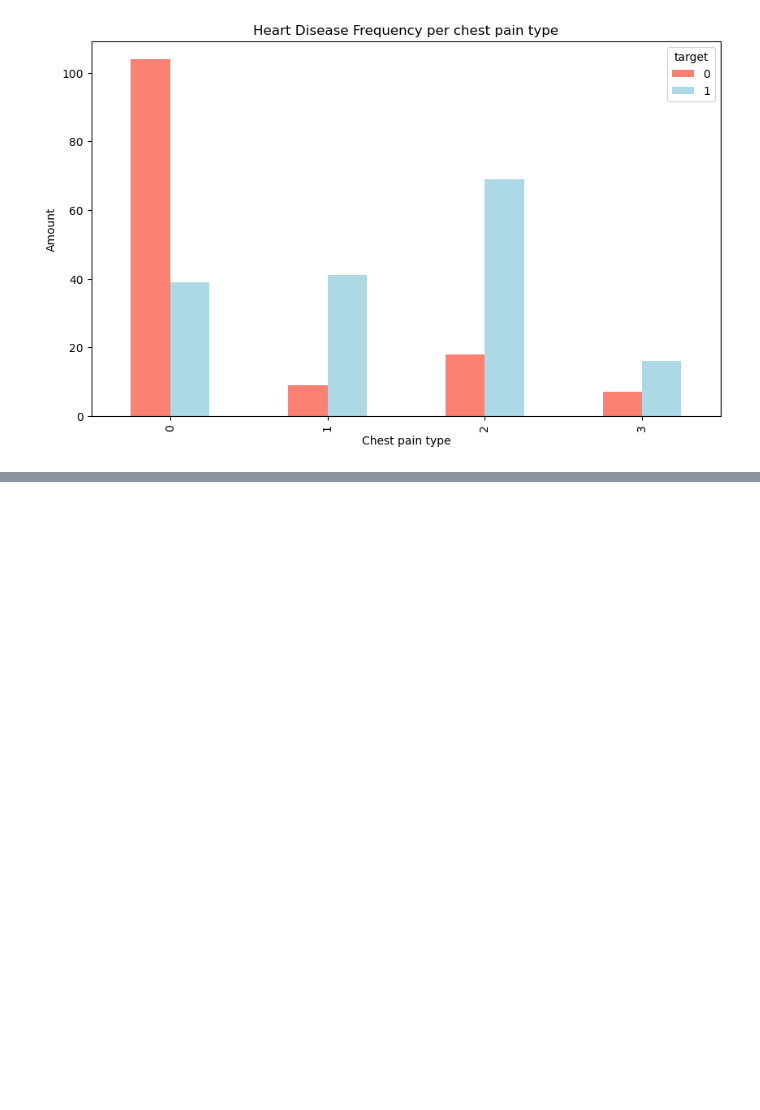
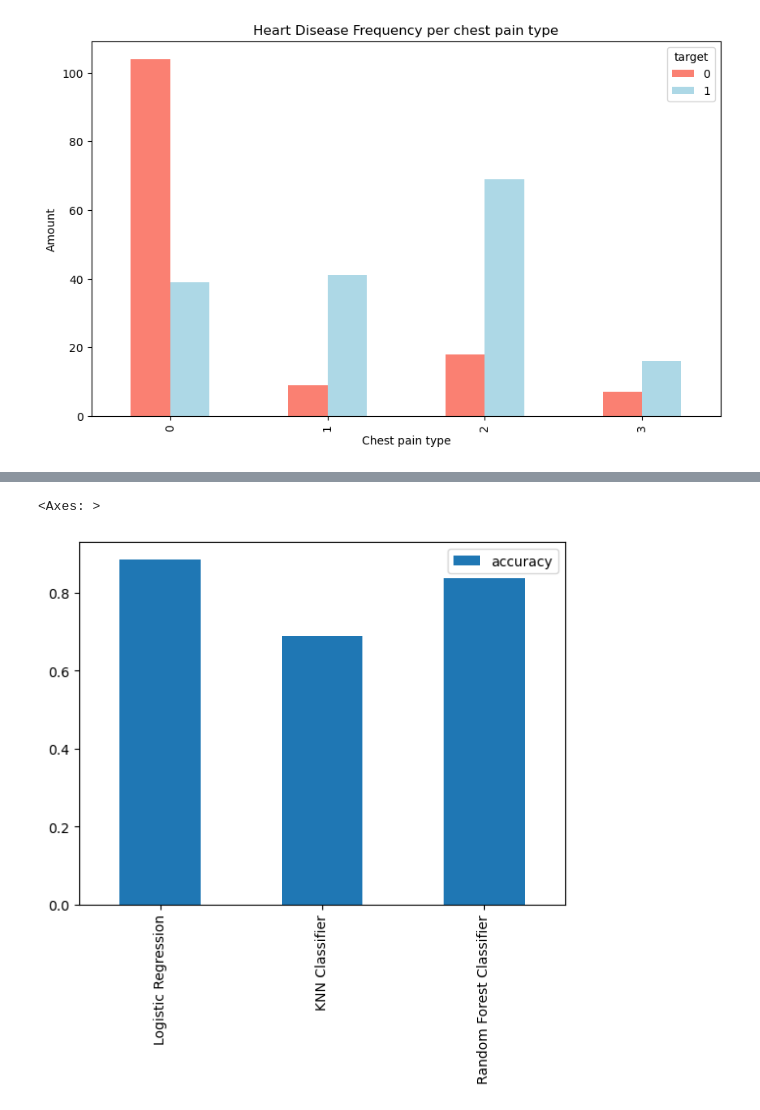
Before and after one commit to ShubhMPrajapati/heart-disease, a Jupyter notebook: main.ipynb, the cells around one changed output, grey strips where cells are left out. Saved outputs shown, nothing was run; the diff lists cells and outputs as text; code cells hidden in the pictures; blank space fills up the shorter version.

```diff
--- a/main.ipynb
+++ b/main.ipynb
@@ -224,0 +297,9 @@ Text(0, 0.5, 'Amount')
+# %%
+X = data.drop("target", axis=True)
+Y = data.target
+# %%
+## Let's split the data into train and test set
+from sklearn.model_selection import train_test_split
+
+np.random.seed(42)
+X_train, X_test, Y_train, Y_test = train_test_split(X,Y, test_size=(0.2))
@@ -224,0 +315,29 @@ Text(0, 0.5, 'Amount')
+# %%
+from sklearn.ensemble import RandomForestClassifier
+from sklearn.linear_model import LogisticRegression
+from sklearn.neighbors import KNeighborsClassifier
+
+models  = {"Logistic Regression": LogisticRegression(),
+           "KNN Classifier": KNeighborsClassifier(),
+           "Random Forest Classifier": RandomForestClassifier()
+}
+
+def modelling(models, X_train, X_test, Y_train, Y_test):
+    ## Set random seed
+    np.random.seed(42)
+
+    ## create a dictionary to store the model scores.
+    model_scores = {}
+
+    ## Let's loops through the different model to train and evaluate
+    for name, model in models.items():
+        ## fit the model
+        model.fit(X_train, Y_train)
+
+        ## Evaluate the model
+        model_scores[name] = model.score(X_test, Y_test)
+
+    return model_scores
+# %%
+scores = modelling(models, X_train, X_test, Y_train, Y_test)
+scores
@@ -224,0 +355,7 @@ Text(0, 0.5, 'Amount')
+# %%
+## Lets comapare each model in bar graph
+compare = pd.DataFrame(scores, index=["accuracy"])
+compare.T.plot.bar()
+# %% [output]
+<Axes: >
+[figure, added]
```
Also changed, not shown: parts of 51 cells of this notebook.
